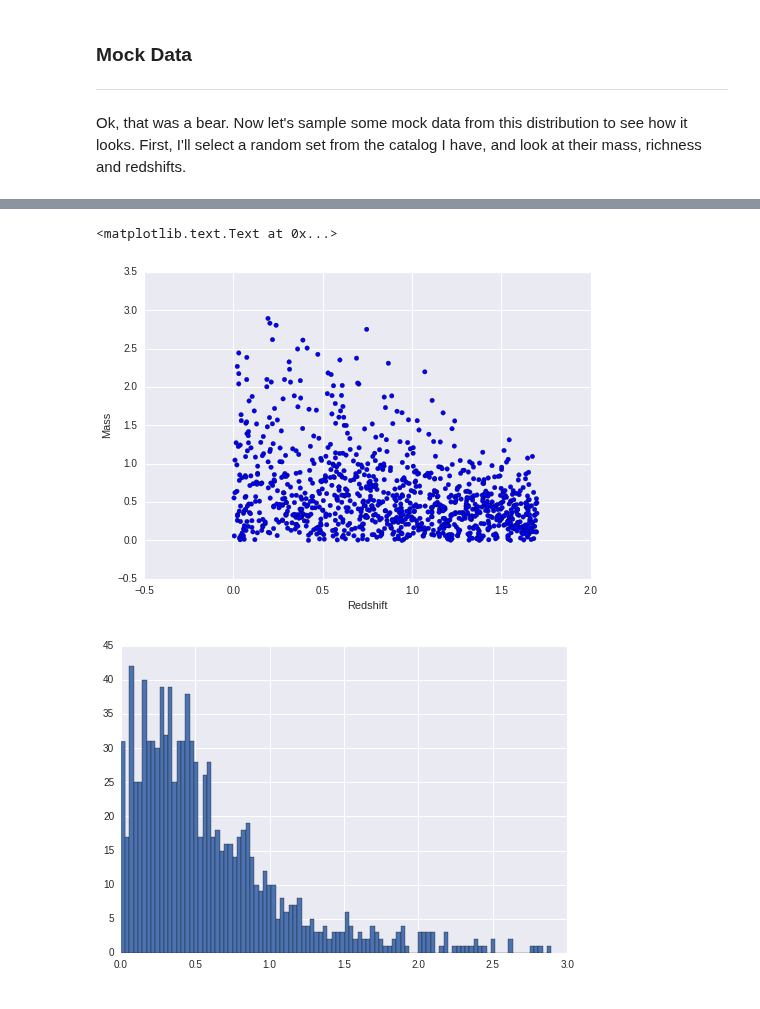
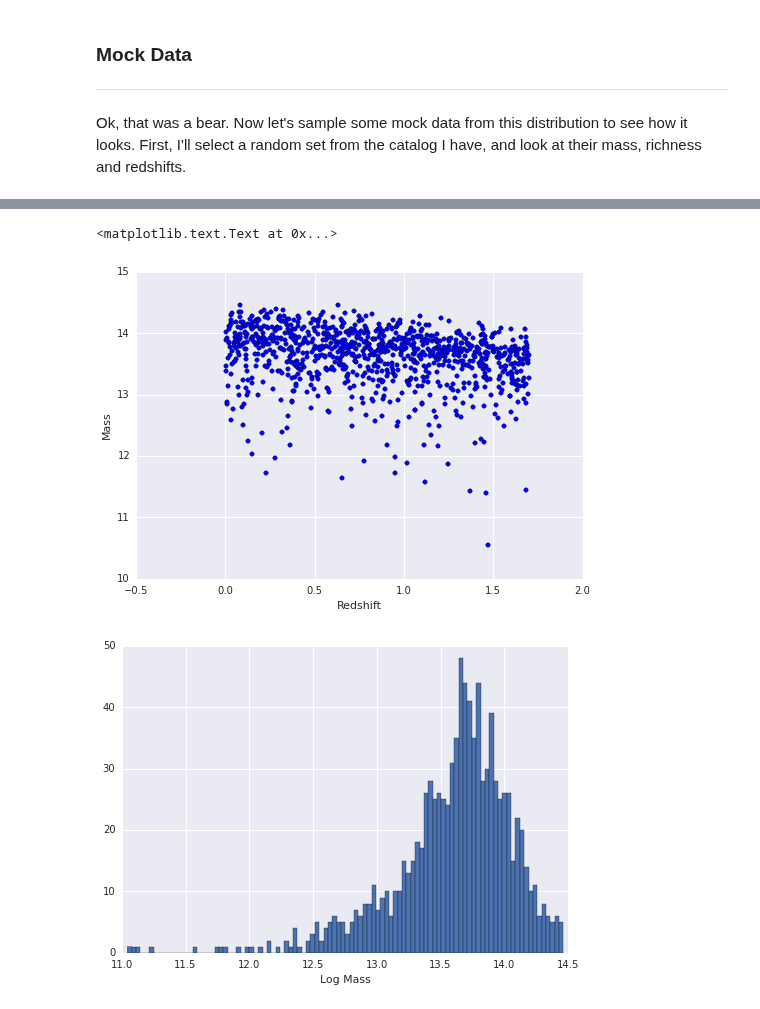
Before and after one commit to Ravirajadrangi/ClusterMassInference, a Jupyter notebook: Project Notebook.ipynb, the cells around one changed output, grey strips where cells are left out. Cells and saved outputs as stored; diff of their text form; code cells hidden in the pictures.

```diff
--- a/Project Notebook.ipynb
+++ b/Project Notebook.ipynb
@@ -208,7 +208,8 @@ alpha_sig, beta_sig = 1,1
 #mu_z, sig_z = .3,.3
 
 aSamples = np.random.exponential(lambda_a, size = nSamples)
-bSamples = np.tan(np.random.uniform(0, np.pi/2, size = nSamples))
+
+bSamples = np.tan(np.random.uniform(0, np.pi/2-0.2, size = nSamples))
 sigmaSamples = 1/np.random.gamma(shape = alpha_sig, scale = beta_sig, size = nSamples)
 
 #don't need to be sampled but i'll need some anyway
@@ -222,7 +223,7 @@ Mmax = 3#Masses need to be rescaled.
 #First, will need the parameters
 vals = {}
 z = [0.23, 1.5]
-vals['Mp'] = [2.0, 1.0]
+vals['Mp'] = [2.0, 1.0]#*10^14
 vals['A'] = [1.944, 0.293]
 vals['B1'] = [1.97, 3.07]
 vals['B2'] = [0.7, 1.2]
@@ -243,25 +244,28 @@ def n_approx(m,z):
                     -0.5*params['B2']*(m/params['Mp'])**2 \
                     -0.166*params['B3']*(m/params['Mp'])**3)
 
-mSamples = np.zeros((nSamples,))
+mSamples = np.zeros((nSamples,)) #*10^14
 for i, z in enumerate(z_samples):
     #have to normalize the pdf for this z. ugh.
     norm = np.trapz(n_approx(np.linspace(0,Mmax,1000),z), dx = 1.0/500)
     done = False
     while not done:
-        M = np.random.uniform(0,Mmax)
+        M = np.random.uniform(0,Mmax)# ask about range here
         if n_approx(M,z)>np.random.uniform(0,norm):
             done = True
     mSamples[i] = M
 
+mSamples = np.log10(mSamples)+14*np.log10(10)
+
 plt.scatter(z_samples,mSamples)
 plt.ylabel('Mass')
 plt.xlabel('Redshift')
 # %% [output]
 <matplotlib.text.Text at 0x...>
-[figure, old version]
+[figure, new version]
 # %%
 plt.hist(mSamples, 100)
+plt.xlabel('Log Mass')
 plt.show()
 # %% [output]
-[figure, old version]
+[figure, new version]
```
Also changed, not shown: parts of 11 cells of this notebook, 1 other file.
